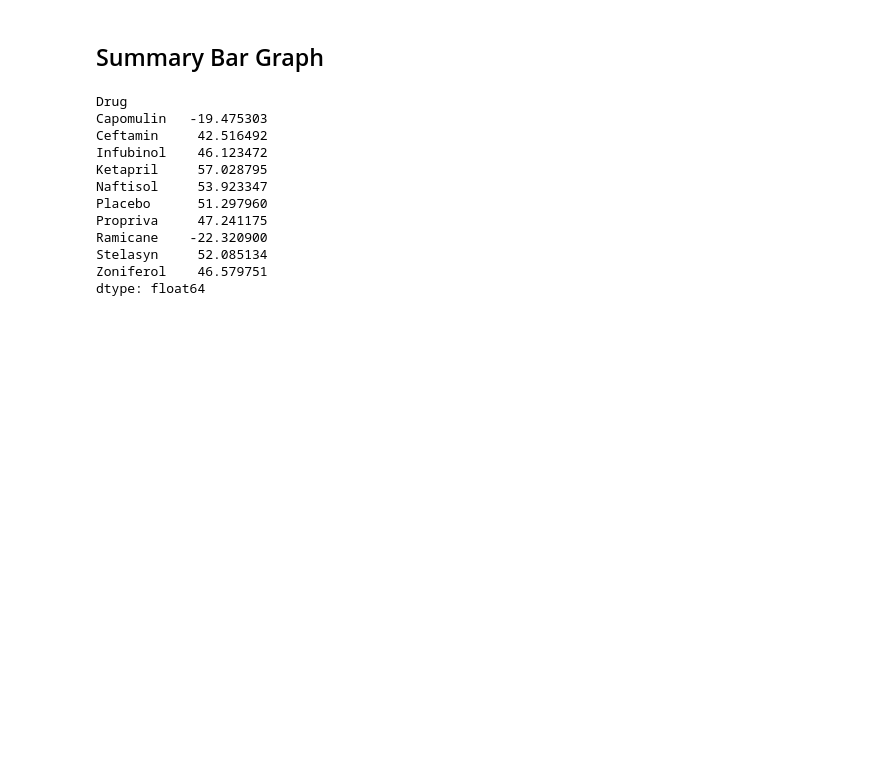
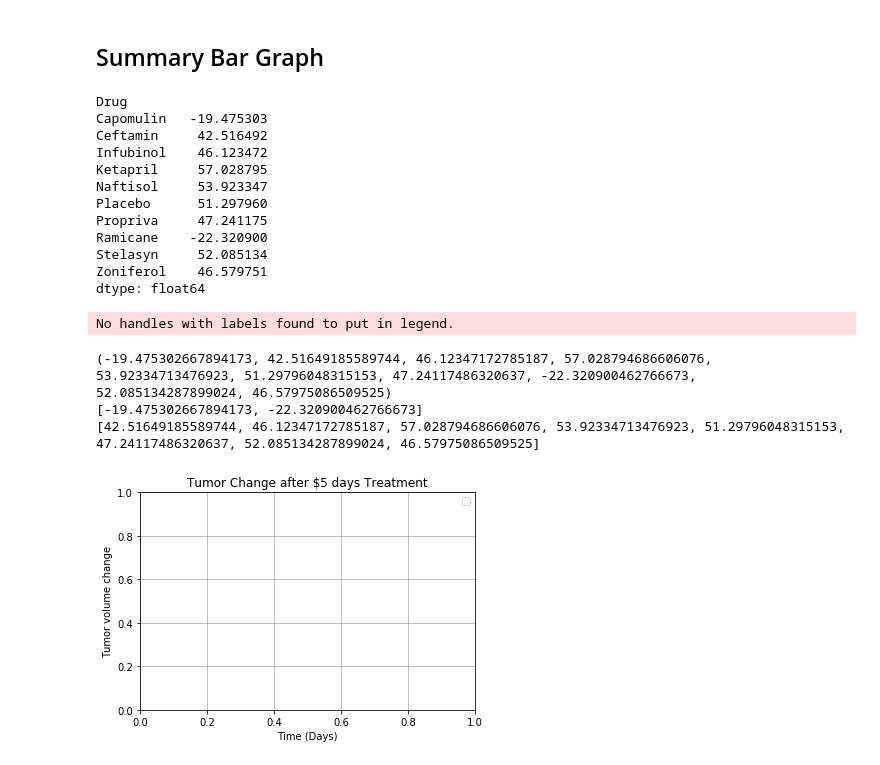
Before and after one commit to zareentaz/Matplotlib-Homework, a Jupyter notebook: Pymaceuticals/pymaceuticals_starter.ipynb, the cells around one changed output. Cells and saved outputs as stored; diff of their text form; code cells hidden in the pictures; blank space fills up the shorter version.

```diff
--- a/Pymaceuticals/pymaceuticals_starter.ipynb
+++ b/Pymaceuticals/pymaceuticals_starter.ipynb
@@ -355,23 +355,44 @@ Zoniferol    46.579751
 dtype: float64
 # %%
 # Store all Relevant Percent Changes into a Tuple
-tuple_change=list(tumor_percentage)
+tuple_percent=tuple(tumor_percentage)
+print(tuple_percent)
 
-
+passing=[]
+failing=[]
 # Splice the data between passing and failing drugs
+#tuple_percent.apply(tuple,axis=1)
+for i in tuple_percent:
+    if i<0:
+        passing.append(i)
+    else:
+        failing.append(i)
+print(passing)
+print(failing)
 
 
 # Orient widths. Add labels, tick marks, etc.
+#x-axis=tumor_percentage[["Campoulin","Ceftamin","Infubinol","Ketapril"]]
 
 
 # Use functions to label the percentages of changes
 
 
 # Call functions to implement the function calls
-
+plt.title('Tumor Change after $5 days Treatment')
+plt.xlabel('Time (Days)')
+plt.ylabel('Tumor volume change')
+plt.grid()
+plt.legend(loc="best")
 
 # Save the Figure
 
 
 # Show the Figure
 fig.show()
+# %% [output]
+No handles with labels found to put in legend.
+(-19.475302667894173, 42.51649185589744, 46.12347172785187, 57.028794686606076, 53.92334713476923, 51.29796048315153, 47.24117486320637, -22.320900462766673, 52.085134287899024, 46.57975086509525)
+[-19.475302667894173, -22.320900462766673]
+[42.51649185589744, 46.12347172785187, 57.028794686606076, 53.92334713476923, 51.29796048315153, 47.24117486320637, 52.085134287899024, 46.57975086509525]
+[figure, added]
```
